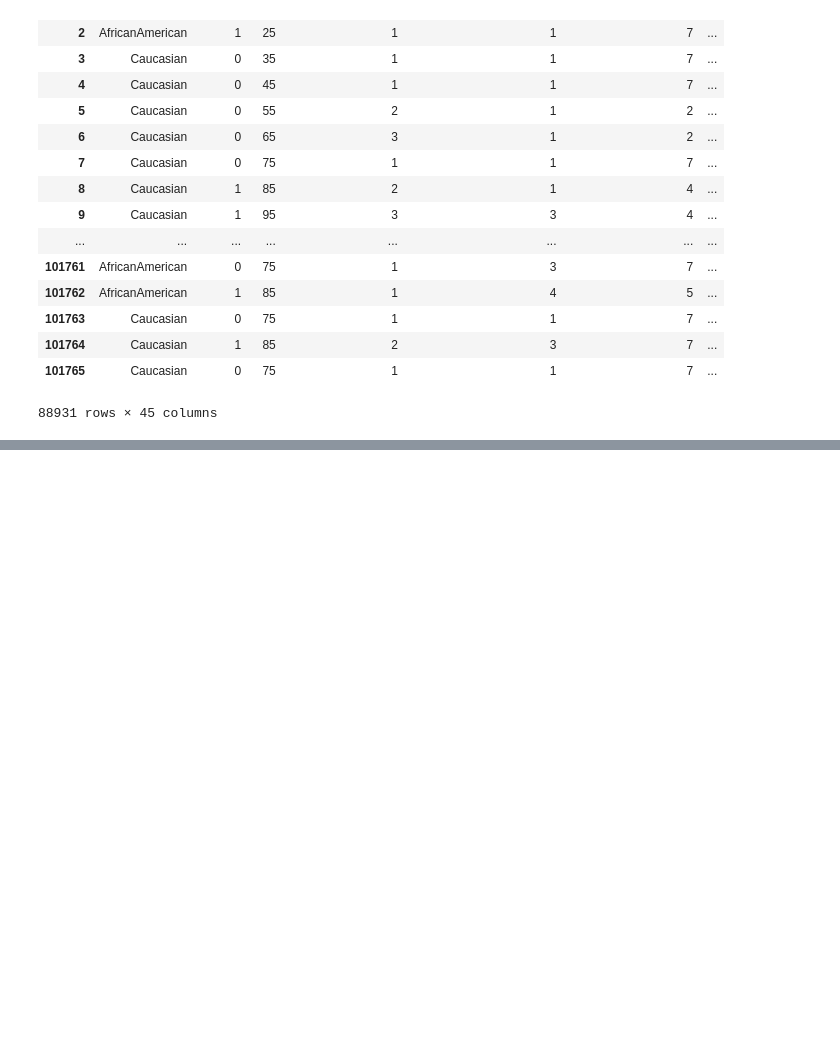
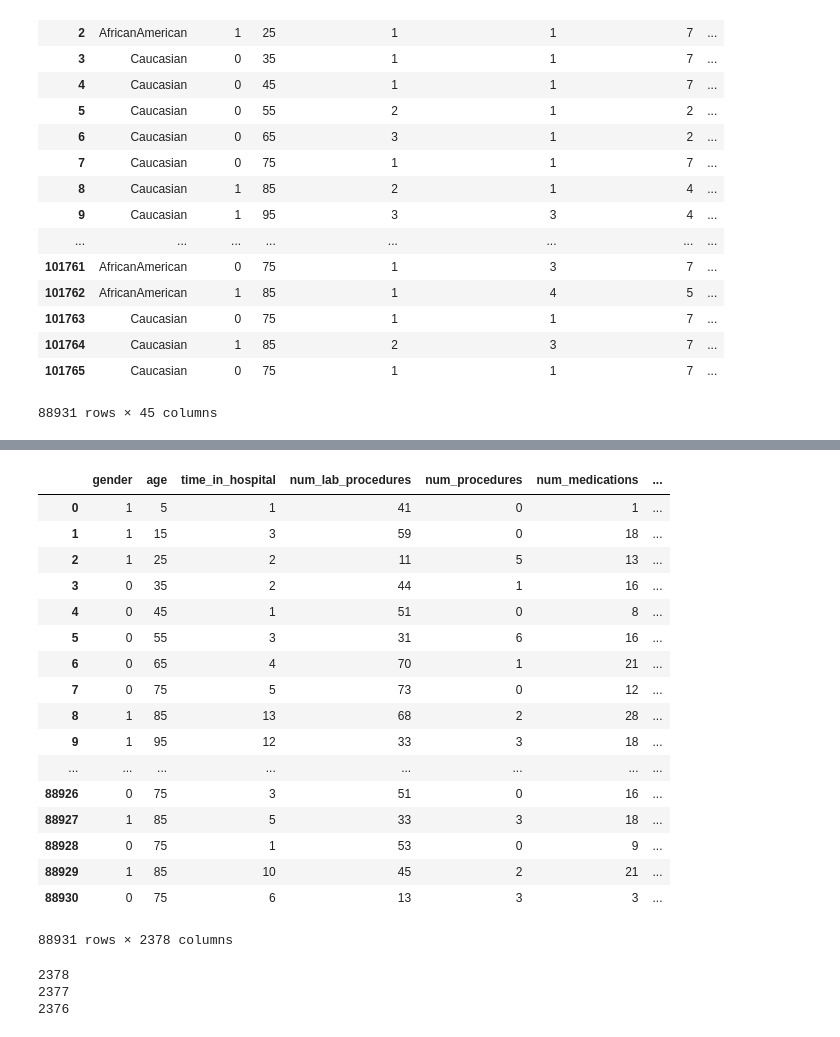
Before and after one commit to dkimpara/FairPrivML, a Jupyter notebook: Untitled.ipynb, the cells around one changed output, grey strips where cells are left out. Cells and saved outputs as stored; diff of their text form; code cells hidden in the pictures; blank space fills up the shorter version.

```diff
--- a/Untitled.ipynb
+++ b/Untitled.ipynb
@@ -139,0 +210,8 @@ updated.to_csv("updated_data", sep=" ", index=False)
+# %%
+notOneHot = ['age', 'time_in_hospital', 'num_lab_procedures',
+            'num_procedures', 'num_medications','number_outpatient',
+            'number_emergency', 'number_diagnoses', 'diabetesMed', 'readmitted', 'gender', 'change']
+cols = d.columns.tolist()
+for i in notOneHot:
+    cols.remove(i)
+cols
@@ -139,0 +236,36 @@ updated.to_csv("updated_data", sep=" ", index=False)
+# %%
+dummies = pd.get_dummies(d, columns=cols)
+# %%
+dummies
+# %% [output]
+|  | gender | age | time_in_hospital | num_lab_procedures | num_procedures | num_medications | ... |
+| 0 | 1 | 5 | 1 | 41 | 0 | 1 | ... |
+| 1 | 1 | 15 | 3 | 59 | 0 | 18 | ... |
+| 2 | 1 | 25 | 2 | 11 | 5 | 13 | ... |
+| 3 | 0 | 35 | 2 | 44 | 1 | 16 | ... |
+| 4 | 0 | 45 | 1 | 51 | 0 | 8 | ... |
+| 5 | 0 | 55 | 3 | 31 | 6 | 16 | ... |
+| 6 | 0 | 65 | 4 | 70 | 1 | 21 | ... |
+| 7 | 0 | 75 | 5 | 73 | 0 | 12 | ... |
+| 8 | 1 | 85 | 13 | 68 | 2 | 28 | ... |
+| 9 | 1 | 95 | 12 | 33 | 3 | 18 | ... |
+| ... | ... | ... | ... | ... | ... | ... | ... |
+| 88926 | 0 | 75 | 3 | 51 | 0 | 16 | ... |
+| 88927 | 1 | 85 | 5 | 33 | 3 | 18 | ... |
+| 88928 | 0 | 75 | 1 | 53 | 0 | 9 | ... |
+| 88929 | 1 | 85 | 10 | 45 | 2 | 21 | ... |
+| 88930 | 0 | 75 | 6 | 13 | 3 | 3 | ... |
+88931 rows × 2378 columns
+# %%
+columns = dummies.columns.tolist()
+print len(columns)
+columns.remove("gender")
+print len(columns)
+columns.remove("readmitted")
+print len(columns)
+columns.append("gender")
+columns.append("readmitted")
+# %% [output]
+2378
+2377
+2376
```
Also changed, not shown: parts of 9 cells of this notebook.
